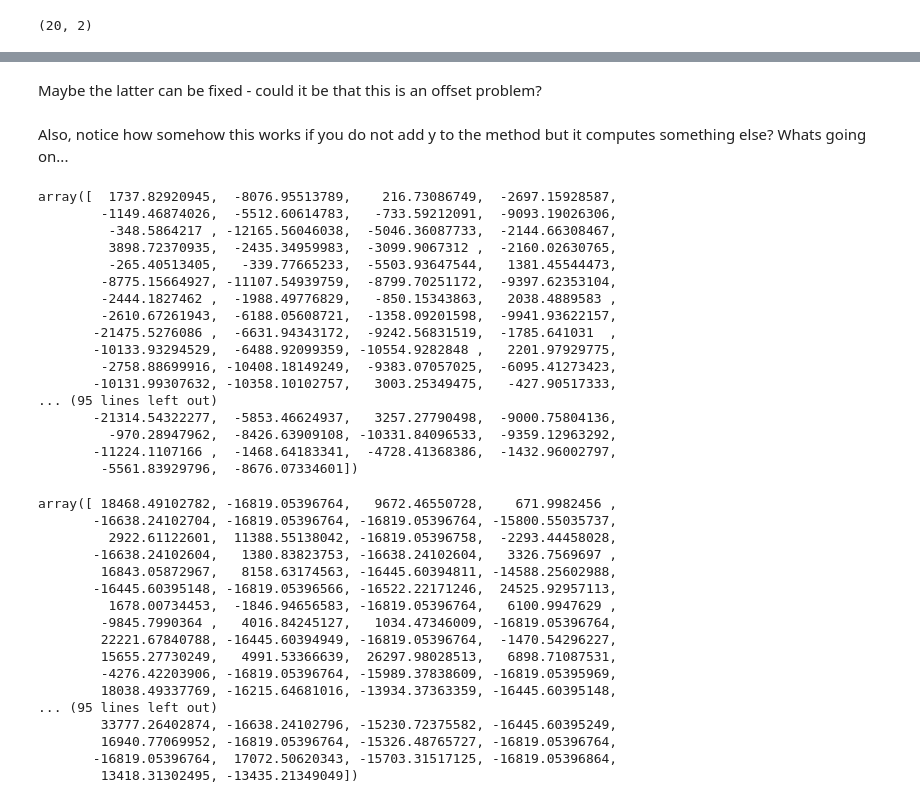
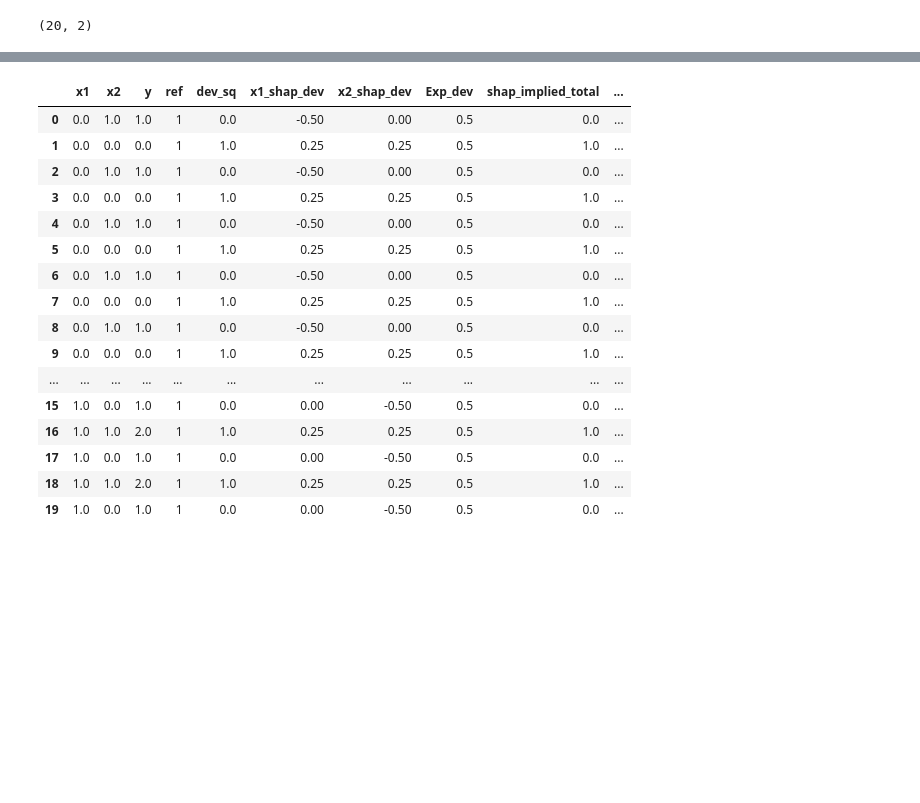
Before and after one commit to lasse-meixner/causal_trees, a Jupyter notebook: try_shap_fork.ipynb, the cells around one changed output, grey strips where cells are left out. Cells and saved outputs as stored; diff of their text form; code cells hidden in the pictures; blank space fills up the shorter version.

Commit message:
updated squared loss from mean pred (works)

```diff
--- a/try_shap_fork.ipynb
+++ b/try_shap_fork.ipynb
@@ -204,4 +221,5 @@ To compute the deviations, we need to pass our reference value in a vectorized f
 # get reference vector
 import numpy as np
 
-ref = np.array([0.5]*20)
+ref = np.array([1]*20) # the ATE (average prediction)
+ref
@@ -316,44 +256,26 @@ df.sample(10)
-# %% [markdown]
-Maybe the latter can be fixed - could it be that this is an offset problem?
-# %% [markdown]
-Also, notice how somehow this works if you do not add y to the method but it computes something else? Whats going on...
-# %%
-tE.shap_values(X,y, check_additivity=False, custom_transform="squared_loss").sum(axis=1)
-# %% [output]
-array([  1737.82920945,  -8076.95513789,    216.73086749,  -2697.15928587,
-        -1149.46874026,  -5512.60614783,   -733.59212091,  -9093.19026306,
-         -348.5864217 , -12165.56046038,  -5046.36087733,  -2144.66308467,
-         3898.72370935,  -2435.34959983,  -3099.9067312 ,  -2160.02630765,
-         -265.40513405,   -339.77665233,  -5503.93647544,   1381.45544473,
-        -8775.15664927, -11107.54939759,  -8799.70251172,  -9397.62353104,
-        -2444.1827462 ,  -1988.49776829,   -850.15343863,   2038.4889583 ,
-        -2610.67261943,  -6188.05608721,  -1358.09201598,  -9941.93622157,
-       -21475.5276086 ,  -6631.94343172,  -9242.56831519,  -1785.641031  ,
-       -10133.93294529,  -6488.92099359, -10554.9282848 ,   2201.97929775,
-        -2758.88699916, -10408.18149249,  -9383.07057025,  -6095.41273423,
-       -10131.99307632, -10358.10102757,   3003.25349475,   -427.90517333,
-... (95 lines left out)
-       -21314.54322277,  -5853.46624937,   3257.27790498,  -9000.75804136,
-         -970.28947962,  -8426.63909108, -10331.84096533,  -9359.12963292,
-       -11224.1107166 ,  -1468.64183341,  -4728.41368386,  -1432.96002797,
-        -5561.83929796,  -8676.07334601])
-# %%
-tE.shap_values(X, check_additivity=False, custom_transform="squared_loss").sum(axis=1)
-# %% [output]
-array([ 18468.49102782, -16819.05396764,   9672.46550728,    671.9982456 ,
-       -16638.24102704, -16819.05396764, -16819.05396764, -15800.55035737,
-         2922.61122601,  11388.55138042, -16819.05396758,  -2293.44458028,
-       -16638.24102604,   1380.83823753, -16638.24102604,   3326.7569697 ,
-        16843.05872967,   8158.63174563, -16445.60394811, -14588.25602988,
-       -16445.60395148, -16819.05396566, -16522.22171246,  24525.92957113,
-         1678.00734453,  -1846.94656583, -16819.05396764,   6100.9947629 ,
-        -9845.7990364 ,   4016.84245127,   1034.47346009, -16819.05396764,
-        22221.67840788, -16445.60394949, -16819.05396764,  -1470.54296227,
-        15655.27730249,   4991.53366639,  26297.98028513,   6898.71087531,
-        -4276.42203906, -16819.05396764, -15989.37838609, -16819.05395969,
-        18038.49337769, -16215.64681016, -13934.37363359, -16445.60395148,
-... (95 lines left out)
-        33777.26402874, -16638.24102796, -15230.72375582, -16445.60395249,
-        16940.77069952, -16819.05396764, -15326.48765727, -16819.05396764,
-       -16819.05396764,  17072.50620343, -15703.31517125, -16819.05396864,
-        13418.31302495, -13435.21349049])
+# %%
+data["ref"] = ref
+data["dev_sq"] = (data.y - data.ref)**2
+data[["x1_shap_dev", "x2_shap_dev"]] = dev_sv
+data["Exp_dev"] = 0.5
+data["shap_implied_total"] = data.Exp_dev + data.x1_shap_dev + data.x2_shap_dev
+data["check"] = (data.shap_implied_total == data.dev_sq)
+data
+# %% [output]
+|  | x1 | x2 | y | ref | dev_sq | x1_shap_dev | x2_shap_dev | Exp_dev | shap_implied_total | ... |
+| 0 | 0.0 | 1.0 | 1.0 | 1 | 0.0 | -0.50 | 0.00 | 0.5 | 0.0 | ... |
+| 1 | 0.0 | 0.0 | 0.0 | 1 | 1.0 | 0.25 | 0.25 | 0.5 | 1.0 | ... |
+| 2 | 0.0 | 1.0 | 1.0 | 1 | 0.0 | -0.50 | 0.00 | 0.5 | 0.0 | ... |
+| 3 | 0.0 | 0.0 | 0.0 | 1 | 1.0 | 0.25 | 0.25 | 0.5 | 1.0 | ... |
+| 4 | 0.0 | 1.0 | 1.0 | 1 | 0.0 | -0.50 | 0.00 | 0.5 | 0.0 | ... |
+| 5 | 0.0 | 0.0 | 0.0 | 1 | 1.0 | 0.25 | 0.25 | 0.5 | 1.0 | ... |
+| 6 | 0.0 | 1.0 | 1.0 | 1 | 0.0 | -0.50 | 0.00 | 0.5 | 0.0 | ... |
+| 7 | 0.0 | 0.0 | 0.0 | 1 | 1.0 | 0.25 | 0.25 | 0.5 | 1.0 | ... |
+| 8 | 0.0 | 1.0 | 1.0 | 1 | 0.0 | -0.50 | 0.00 | 0.5 | 0.0 | ... |
+| 9 | 0.0 | 0.0 | 0.0 | 1 | 1.0 | 0.25 | 0.25 | 0.5 | 1.0 | ... |
+| ... | ... | ... | ... | ... | ... | ... | ... | ... | ... | ... |
+| 15 | 1.0 | 0.0 | 1.0 | 1 | 0.0 | 0.00 | -0.50 | 0.5 | 0.0 | ... |
+| 16 | 1.0 | 1.0 | 2.0 | 1 | 1.0 | 0.25 | 0.25 | 0.5 | 1.0 | ... |
+| 17 | 1.0 | 0.0 | 1.0 | 1 | 0.0 | 0.00 | -0.50 | 0.5 | 0.0 | ... |
+| 18 | 1.0 | 1.0 | 2.0 | 1 | 1.0 | 0.25 | 0.25 | 0.5 | 1.0 | ... |
+| 19 | 1.0 | 0.0 | 1.0 | 1 | 0.0 | 0.00 | -0.50 | 0.5 | 0.0 | ... |
```
Also changed, not shown: parts of 30 cells of this notebook.
